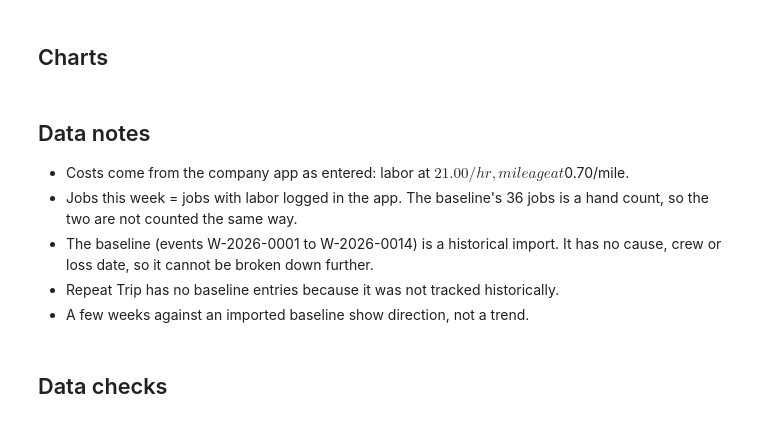
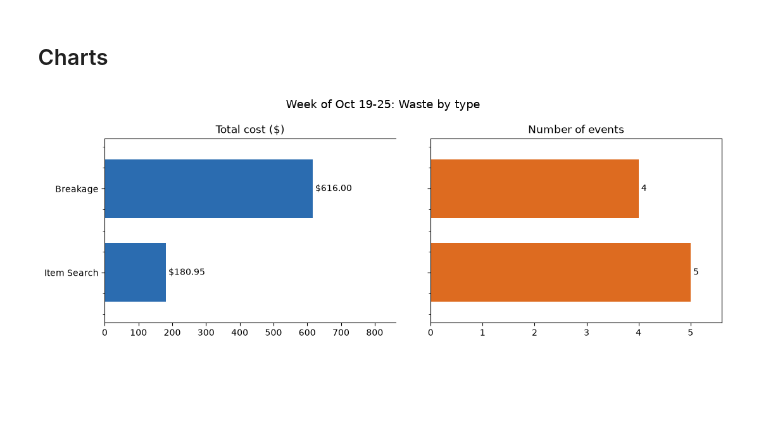
Before and after one commit to AidenCommits/data-analysis, a Jupyter notebook: notebooks/weekly_report.ipynb, the cells around one changed output. Cells and saved outputs as stored; diff of their text form; code cells hidden in the pictures; blank space fills up the shorter version.

```diff
--- a/notebooks/weekly_report.ipynb
+++ b/notebooks/weekly_report.ipynb
@@ -99,4 +124,9 @@ details = (this_week[cols]
 # %% [markdown]
 ## Charts
 # %%
-cost_events_chart(cost_by(this_week), title=f"{WEEK_LABEL}: Waste by type")
+if this_week.empty:
+    display(Markdown(f"No waste events were recorded for {WEEK_LABEL}."))
+else:
+    cost_events_chart(cost_by(this_week), title=f"{WEEK_LABEL}: Waste by type")
+# %% [output]
+[figure, added]
@@ -109,9 +132,0 @@ weekly_cost_chart(
-# %% [markdown]
-## Data notes
-- Costs come from the company app as entered: labor at $21.00/hr, mileage at $0.70/mile.
-- Jobs this week = jobs with labor logged in the app. The baseline's 36 jobs is a hand count, so the two are not counted the same way.
-- The baseline (events W-2026-0001 to W-2026-0014) is a historical import. It has no cause, crew or loss date, so it cannot be broken down further.
-- Repeat Trip has no baseline entries because it was not tracked historically.
-- A few weeks against an imported baseline show direction, not a trend.
-# %% [markdown]
-## Data checks
```
Also changed, not shown: parts of 12 cells of this notebook, 3 other files.
